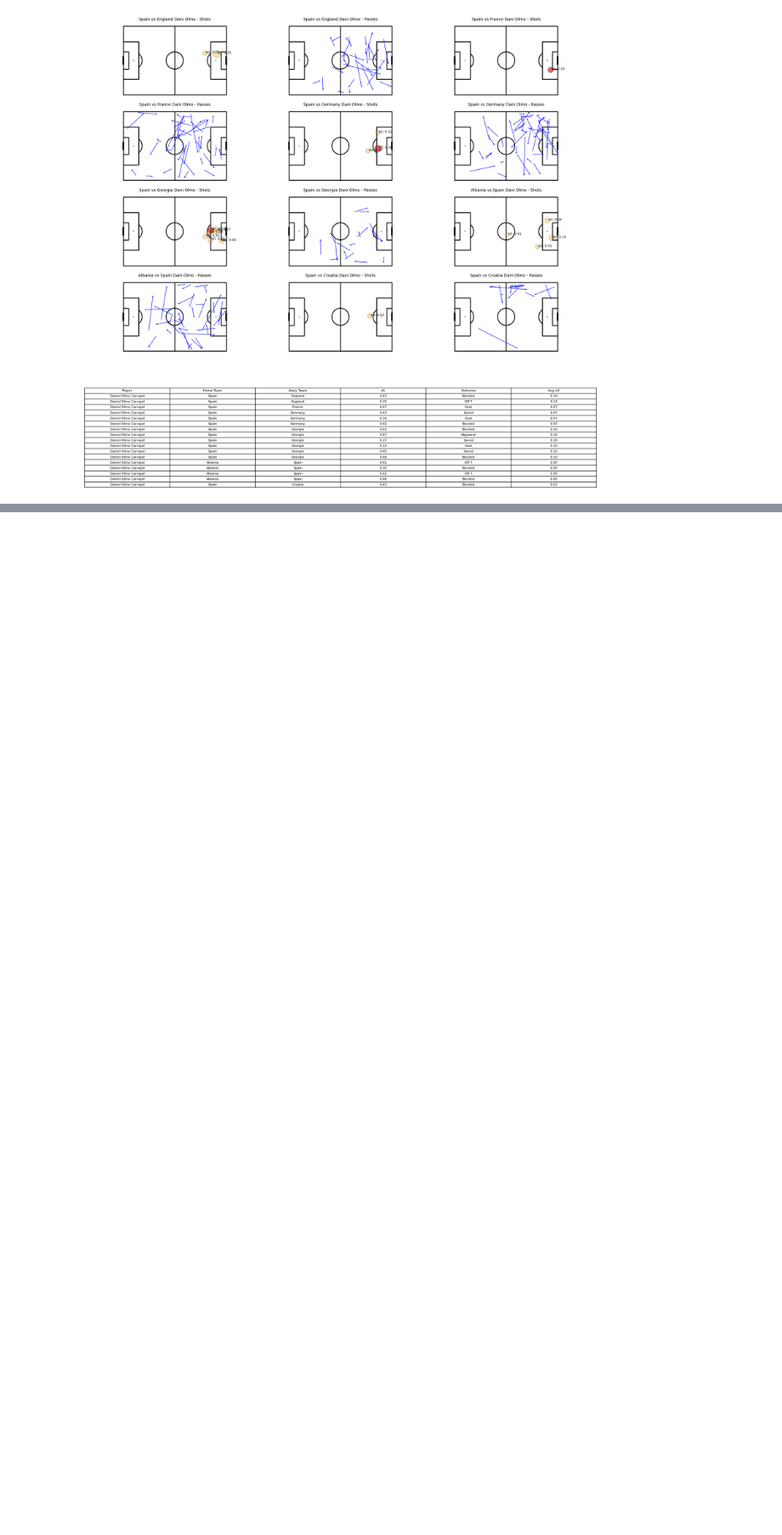
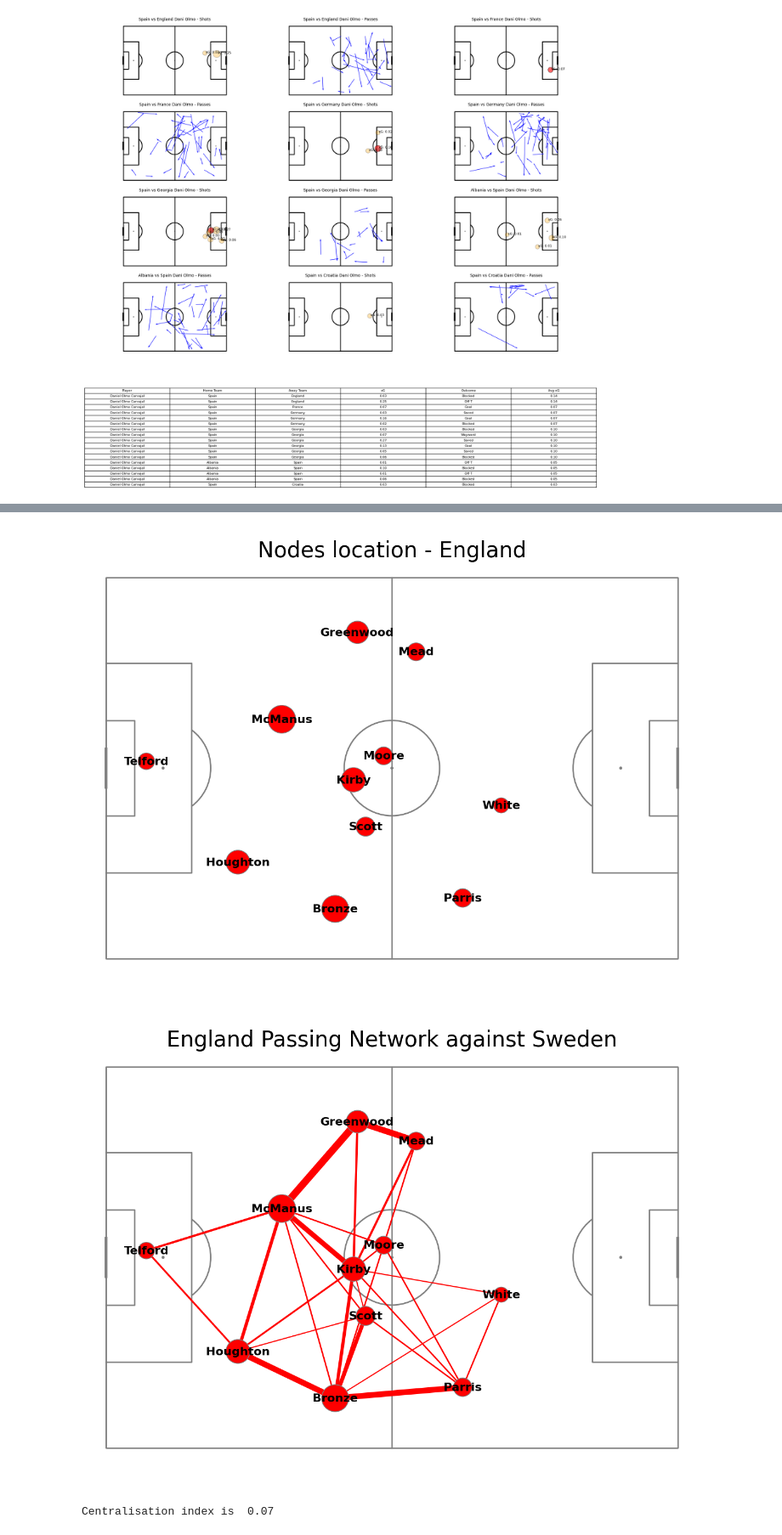
Before and after one commit to FolkeHilding/Football, a Jupyter notebook: Assignment1.ipynb, the cells around one changed output, grey strips where cells are left out. Shown at 85% size. Drawn from its saved outputs; the diff is of its cells as text; code cells hidden in the pictures; blank space fills up the shorter version.

```diff
--- a/Assignment1.ipynb
+++ b/Assignment1.ipynb
@@ -321,3 +323,74 @@ plt.show()
+# %%
+parser = Sbopen()
+df, related, freeze, tactics = parser.event(69301)
+
+sub = df.loc[df["type_name"] == "Substitution"].loc[df["team_name"] == "England Women's"].iloc[0]["index"]
+mask_england = (df.type_name == 'Pass') & (df.team_name == "England Women's") & (df.index < sub) & (df.outcome_name.isnull()) & (df.sub_type_name != "Throw-in")
+df_pass = df.loc[mask_england, ['x', 'y', 'end_x', 'end_y', "player_name", "pass_recipient_name"]]
+df_pass["player_name"] = df_pass["player_name"].apply(lambda x: str(x).split()[-1])
+df_pass["pass_recipient_name"] = df_pass["pass_recipient_name"].apply(lambda x: str(x).split()[-1])
+
+scatter_df = pd.DataFrame()
+for i, name in enumerate(df_pass["player_name"].unique()):
+    passx = df_pass.loc[df_pass["player_name"] == name]["x"].to_numpy()
+    recx = df_pass.loc[df_pass["pass_recipient_name"] == name]["end_x"].to_numpy()
+    passy = df_pass.loc[df_pass["player_name"] == name]["y"].to_numpy()
+    recy = df_pass.loc[df_pass["pass_recipient_name"] == name]["end_y"].to_numpy()
+    scatter_df.at[i, "player_name"] = name
+    scatter_df.at[i, "x"] = np.mean(np.concatenate([passx, recx]))
+    scatter_df.at[i, "y"] = np.mean(np.concatenate([passy, recy]))
+    scatter_df.at[i, "no"] = df_pass.loc[df_pass["player_name"] == name].count().iloc[0]
+
+scatter_df['marker_size'] = (scatter_df['no'] / scatter_df['no'].max() * 1500)
+
+df_pass["pair_key"] = df_pass.apply(lambda x: "_".join(sorted([x["player_name"], x["pass_recipient_name"]])), axis=1)
+lines_df = df_pass.groupby(["pair_key"]).x.count().reset_index()
+lines_df.rename({'x':'pass_count'}, axis='columns', inplace=True)
+lines_df = lines_df[lines_df['pass_count']>2]
+
+pitch = Pitch(line_color='grey')
+fig, ax = pitch.grid(grid_height=0.9, title_height=0.06, axis=False,
+                     endnote_height=0.04, title_space=0, endnote_space=0)
+pitch.scatter(scatter_df.x, scatter_df.y, s=scatter_df.marker_size, color='red', edgecolors='grey', linewidth=1, alpha=1, ax=ax["pitch"], zorder = 3)
+for i, row in scatter_df.iterrows():
+    pitch.annotate(row.player_name, xy=(row.x, row.y), c='black', va='center', ha='center', weight = "bold", size=16, ax=ax["pitch"], zorder = 4)
+
+fig.suptitle("Nodes location - England", fontsize = 30)
+plt.show()
+
+pitch = Pitch(line_color='grey')
+fig, ax = pitch.grid(grid_height=0.9, title_height=0.06, axis=False,
+                     endnote_height=0.04, title_space=0, endnote_space=0)
+pitch.scatter(scatter_df.x, scatter_df.y, s=scatter_df.marker_size, color='red', edgecolors='grey', linewidth=1, alpha=1, ax=ax["pitch"], zorder = 3)
+for i, row in scatter_df.iterrows():
+    pitch.annotate(row.player_name, xy=(row.x, row.y), c='black', va='center', ha='center', weight = "bold", size=16, ax=ax["pitch"], zorder = 4)
+
+for i, row in lines_df.iterrows():
+        player1 = row["pair_key"].split("_")[0]
+        player2 = row['pair_key'].split("_")[1]
+        player1_x = scatter_df.loc[scatter_df["player_name"] == player1]['x'].iloc[0]
+        player1_y = scatter_df.loc[scatter_df["player_name"] == player1]['y'].iloc[0]
+        player2_x = scatter_df.loc[scatter_df["player_name"] == player2]['x'].iloc[0]
+        player2_y = scatter_df.loc[scatter_df["player_name"] == player2]['y'].iloc[0]
+        num_passes = row["pass_count"]
+        line_width = (num_passes / lines_df['pass_count'].max() * 10)
+        pitch.lines(player1_x, player1_y, player2_x, player2_y,
+                        alpha=1, lw=line_width, zorder=2, color="red", ax = ax["pitch"])
+
+fig.suptitle("England Passing Network against Sweden", fontsize = 30)
+plt.show()
+
+no_passes = df_pass.groupby(['player_name']).x.count().reset_index()
+no_passes.rename({'x':'pass_count'}, axis='columns', inplace=True)
+max_no = no_passes["pass_count"].max()
+denominator = 10*no_passes["pass_count"].sum()
+nominator = (max_no - no_passes["pass_count"]).sum()
+centralisation_index = nominator/denominator
+print("Centralisation index is ", centralisation_index)
+# %% [output]
+[figure, added]
+[figure, added]
+Centralisation index is  0.07
 # %%
 parser = Sbopen()
 pitch = VerticalPitch(half=True, goal_type='box', pad_bottom=-20)
```
Also changed, not shown: parts of 4 cells of this notebook.
